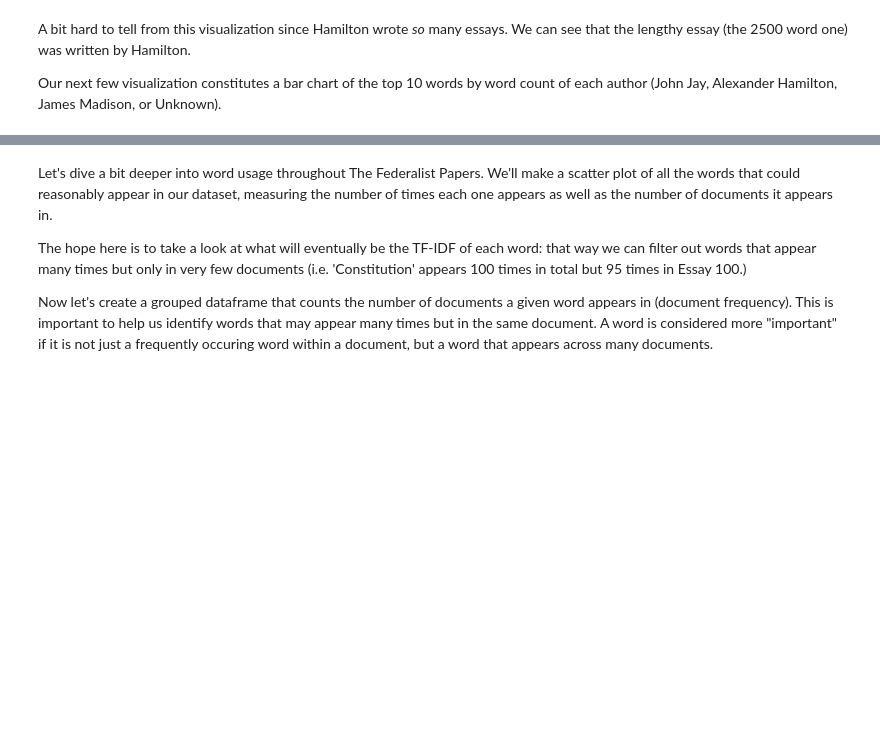
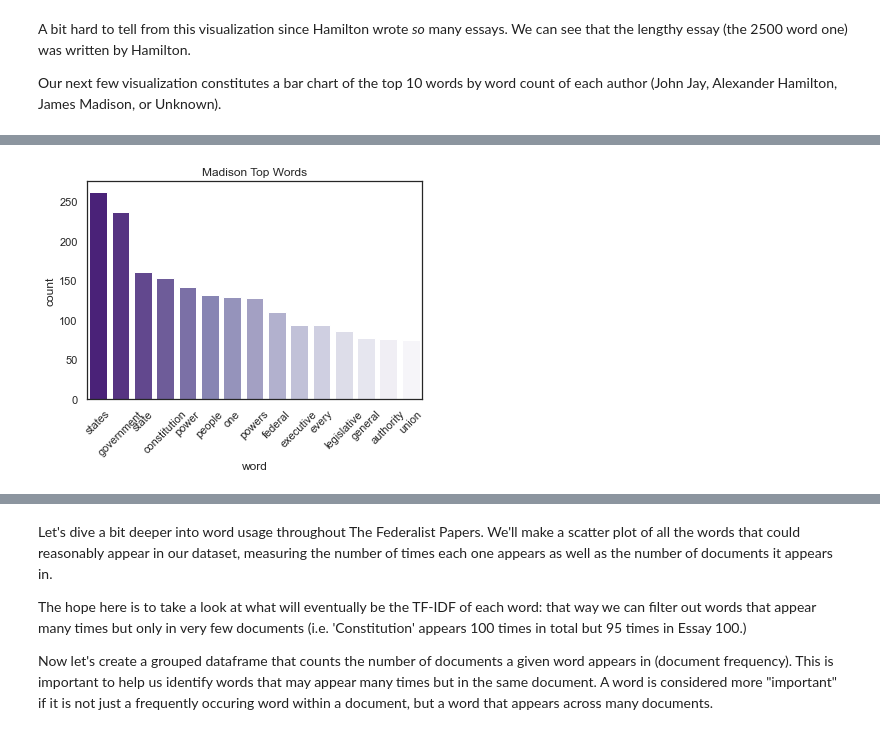
Before and after one commit to jschulberg/Federalist-Papers-NLP, a Jupyter notebook: EDA.ipynb, the cells around one changed output, grey strips where cells are left out. Cells and saved outputs as stored; diff of their text form; code cells hidden in the pictures; blank space fills up the shorter version.

```diff
--- a/EDA.ipynb
+++ b/EDA.ipynb
@@ -182,32 +234,37 @@ plt.show()
 # %%
-#Madison - Visualization 6-------------------------------------------------------
+#%% Madison - Visualization 6-------------------------------------------------------
 
-doc_lengths = fed_papers.groupby(['Author','word']) \
+doc_lengths = fed_nonstop.groupby(['Author','word']) \
     .Essay.count() \
     .reset_index(name = 'count') \
     .sort_values('count', ascending = False) \
     .reset_index(drop = True)
 
 Madison_top = doc_lengths.loc[doc_lengths.Author == 'Madison']
 Madison_top_words = Madison_top.head(15)
 
 Madison_top_words = Madison_top_words.copy()
 Madison_top_words = Madison_top_words[~Madison_top_words['word'].isin(stop_words)]
 
 # Set the theme
 sns.set_style('white')
 sns.set_context('notebook')
 
 # Build the visualization
 viz6 = sns.barplot(x = 'word',
             y = 'count',
             data = Madison_top_words,
-            palette = "coolwarm")
+            palette = "Purples_r")
 
 #Rotate X tick labels
-viz6.set_xticklabels(viz7.get_xticklabels(), rotation=45 )
+viz6.set_xticklabels(viz6.get_xticklabels(), rotation=45 )
 
 # Set our labels
 viz6.set(xlabel='word', ylabel='count', title = 'Madison Top Words')
 plt.show()
+
+# Save our plot to the Viz folder
+viz6.figure.savefig("Viz/Madison_Top_Words.png")
+# %% [output]
+[figure, added]
 # %%
```
Also changed, not shown: parts of 13 cells of this notebook, 9 other files.
